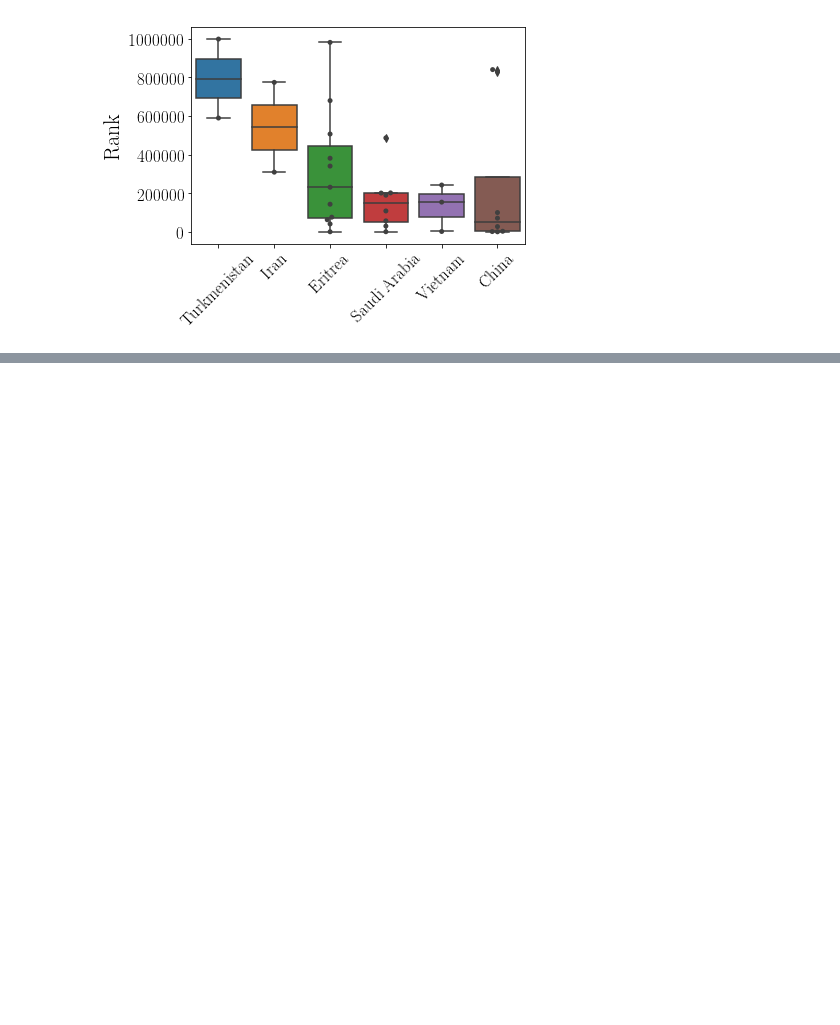
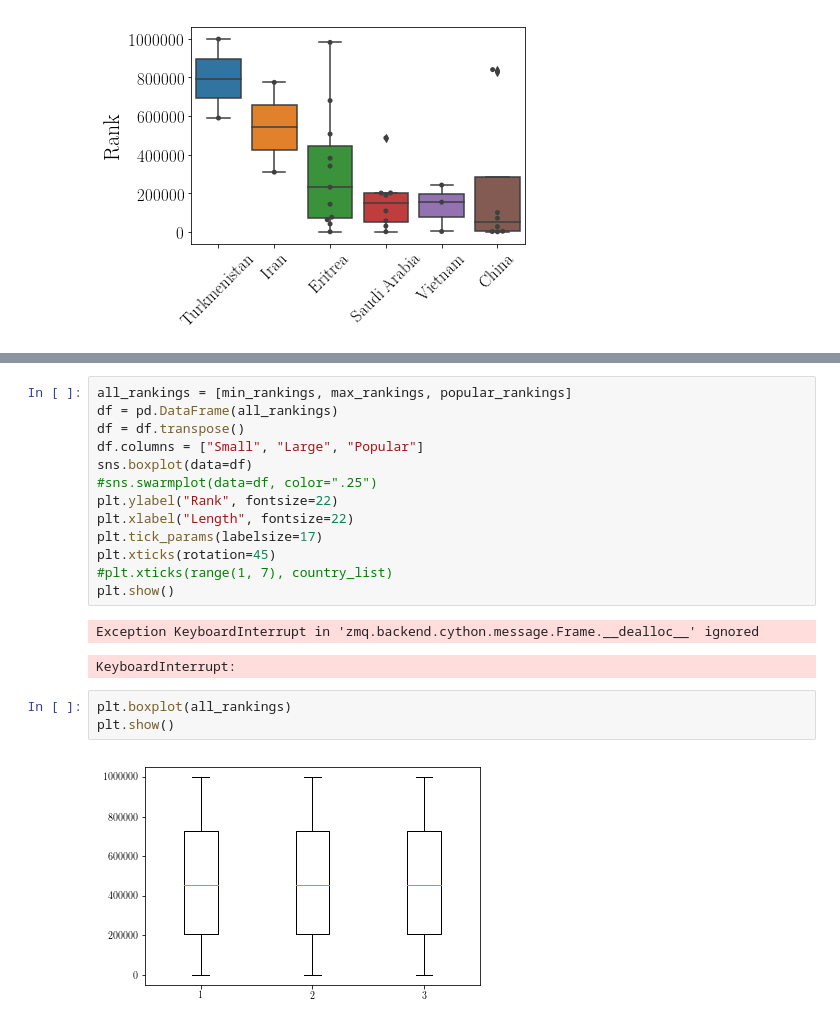
Before and after one commit to spring-epfl/doh_traffic_analysis, a Jupyter notebook: code/censorship/censored_domains.ipynb, the cells around one changed output, grey strips where cells are left out. Saved outputs shown, nothing was run; the diff lists cells and outputs as text; blank space fills up the shorter version.

```diff
--- a/code/censorship/censored_domains.ipynb
+++ b/code/censorship/censored_domains.ipynb
@@ -312,0 +475,21 @@ plt.show()
+# %%
+all_rankings = [min_rankings, max_rankings, popular_rankings]
+df = pd.DataFrame(all_rankings)
+df = df.transpose()
+df.columns = ["Small", "Large", "Popular"]
+sns.boxplot(data=df)
+#sns.swarmplot(data=df, color=".25")
+plt.ylabel("Rank", fontsize=22)
+plt.xlabel("Length", fontsize=22)
+plt.tick_params(labelsize=17)
+plt.xticks(rotation=45)
+#plt.xticks(range(1, 7), country_list)
+plt.show()
+# %% [output]
+Exception KeyboardInterrupt in 'zmq.backend.cython.message.Frame.__dealloc__' ignored
+KeyboardInterrupt:
+# %%
+plt.boxplot(all_rankings)
+plt.show()
+# %% [output]
+[figure, added]
```
Also changed, not shown: parts of 11 cells of this notebook.
